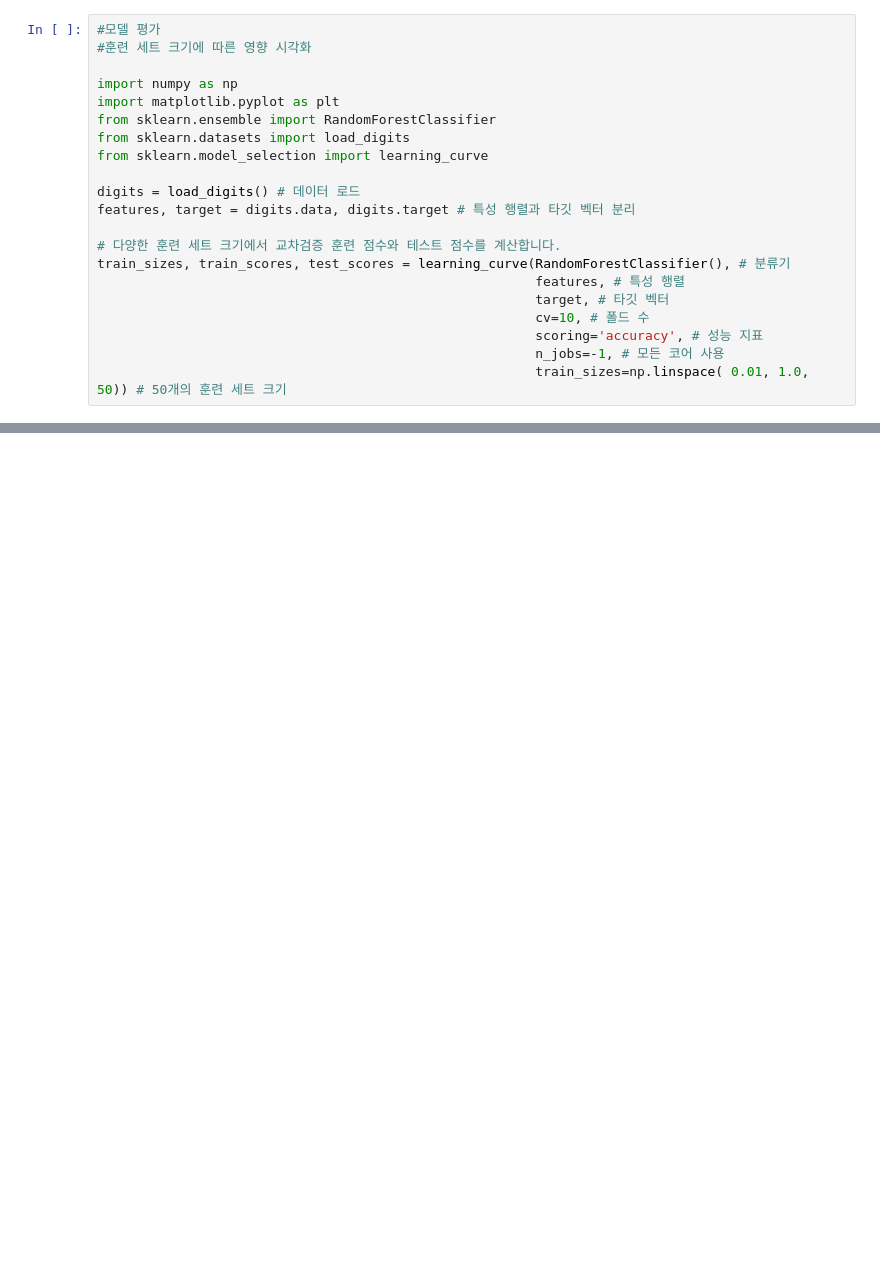
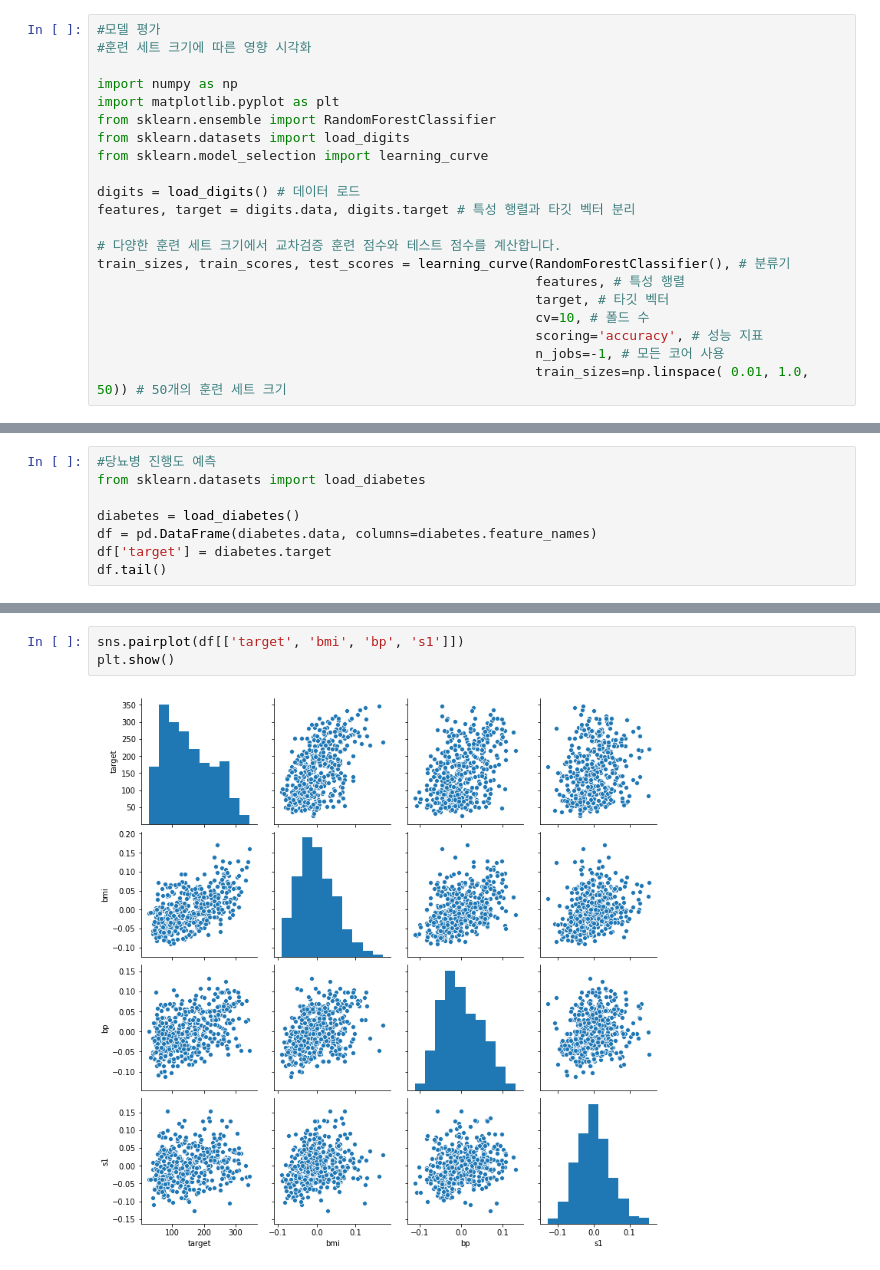
Before and after one commit to drifticee/mydatascience, a Jupyter notebook: 2020-08-10.ipynb, the cells around one changed output, grey strips where cells are left out. Drawn from its saved outputs; the diff is of its cells as text; blank space fills up the shorter version.

```diff
--- a/2020-08-10.ipynb
+++ b/2020-08-10.ipynb
@@ -114,0 +177,8 @@ plt.show()
+# %%
+#당뇨병 진행도 예측
+from sklearn.datasets import load_diabetes
+
+diabetes = load_diabetes()
+df = pd.DataFrame(diabetes.data, columns=diabetes.feature_names)
+df['target'] = diabetes.target
+df.tail()
@@ -114,0 +192,5 @@ plt.show()
+# %%
+sns.pairplot(df[['target', 'bmi', 'bp', 's1']])
+plt.show()
+# %% [output]
+[figure, added]
```
Also changed, not shown: parts of 31 cells of this notebook, 10 other files.
